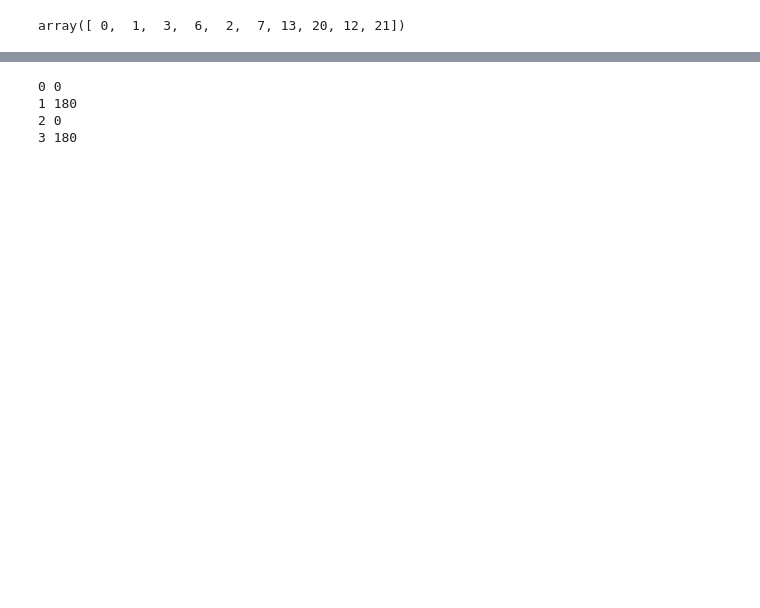
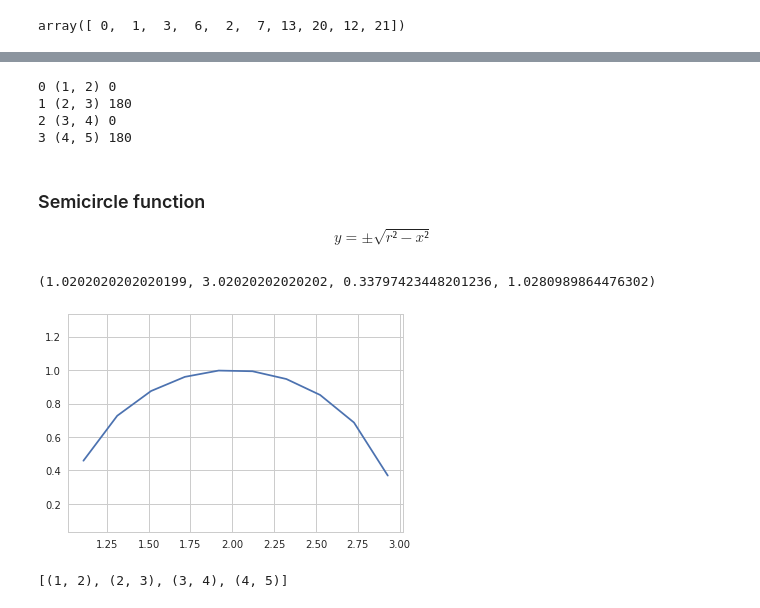
Before and after one commit to BielStela/Recamans_sequence, a Jupyter notebook: Racamans_sequence.ipynb, the cells around one changed output, grey strips where cells are left out. Drawn from its saved outputs; the diff is of its cells as text; code cells hidden in the pictures; blank space fills up the shorter version.

```diff
--- a/Racamans_sequence.ipynb
+++ b/Racamans_sequence.ipynb
@@ -166,8 +171,29 @@ plt.show()
 # %%
-for i, r in enumerate(ncycles(R, n)):
-    print(i, r)
+seq = recaman_np(10)
+seq_tups = zip(l,l[1:])
+for i, (x, r) in enumerate(zip(seq_tups, ncycles(R, n))):
+    print(i, x, r)
 # %% [output]
-0 0
-1 180
-2 0
-3 180
+0 (1, 2) 0
+1 (2, 3) 180
+2 (3, 4) 0
+3 (4, 5) 180
+# %% [markdown]
+### Semicircle function
+
+$$y = ±\sqrt{r² - x²}$$
+# %%
+def semicercle(x,r,x0=0, up=True):
+    if up:
+        y = np.sqrt(r**2 - (x-x0)**2)
+    if not up:
+        y = - np.sqrt(r**2 - (x-x0)**2)
+    return y
+# %%
+x = np.linspace(-10,10,100)
+plt.plot(x, semicercle(x, 1, 2))
+plt.xlim(-1,1)
+plt.axis('equal')
+# %% [output]
+(1.0202020202020199, 3.02020202020202, 0.33797423448201236, 1.0280989864476302)
+[figure, added]
@@ -173,0 +202,4 @@ for i, r in enumerate(ncycles(R, n)):
+# %%
+list(zip(l,l[1:]))
+# %% [output]
+[(1, 2), (2, 3), (3, 4), (4, 5)]
```
Also changed, not shown: parts of 15 cells of this notebook.
